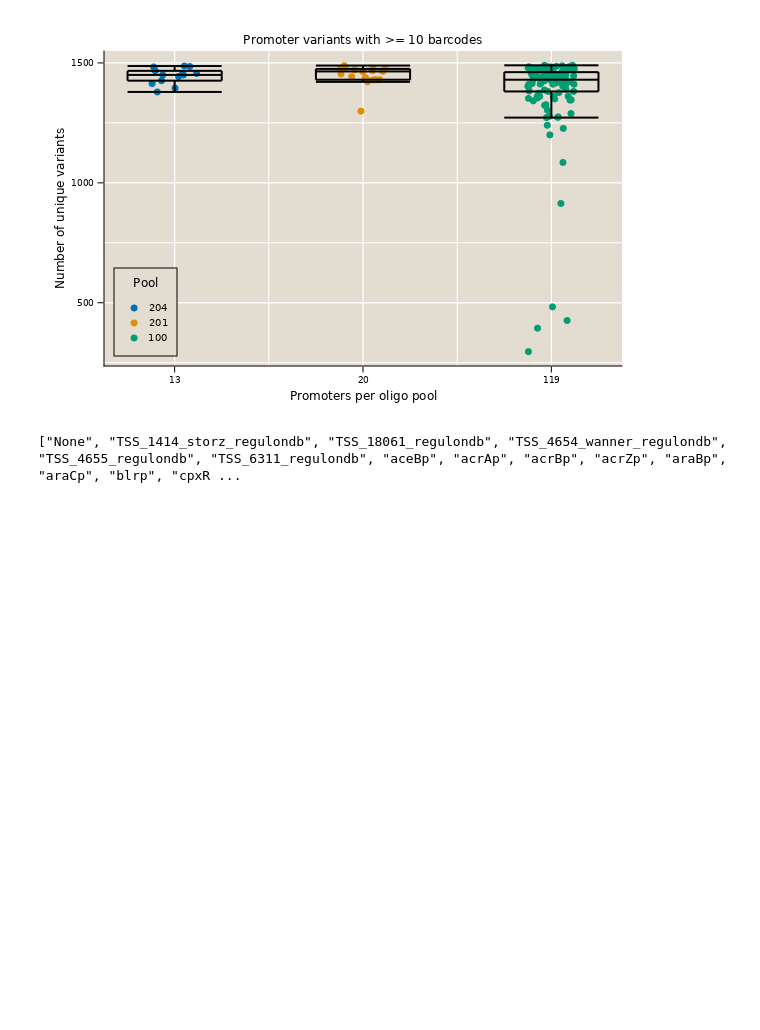
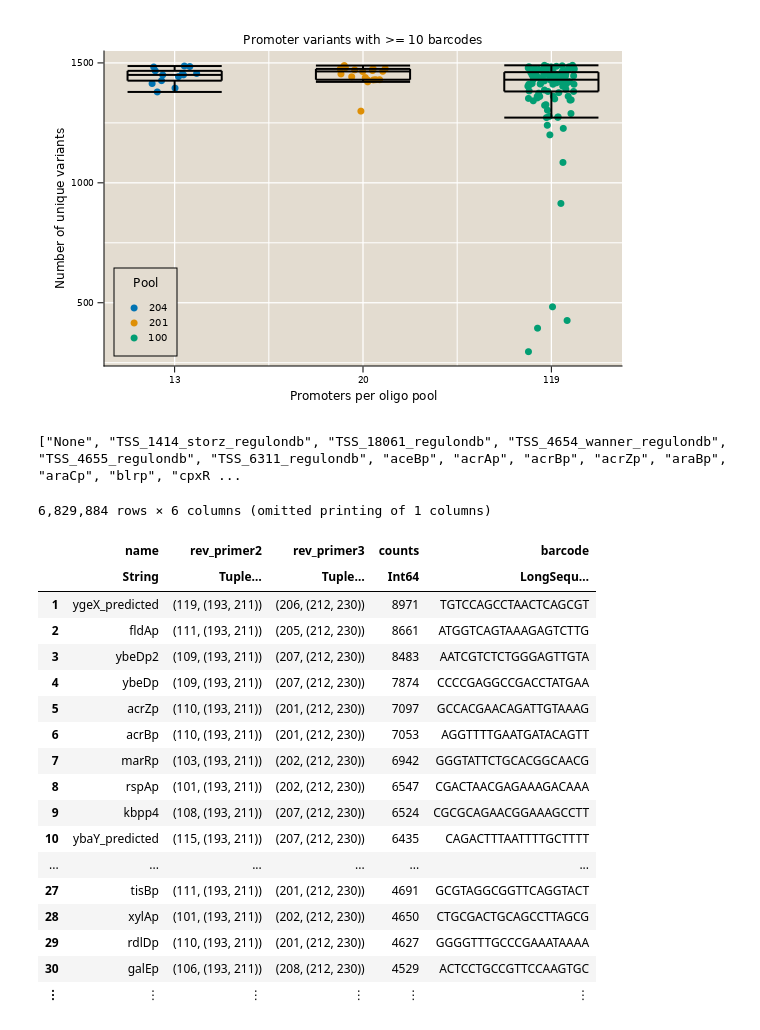
Before and after one commit to RPGroup-PBoC/Reg-Seq-2, a Jupyter notebook: code/processing/20220514_mapping/Mapping_analysis.ipynb, the cells around one changed output. Saved outputs shown, nothing was run; the diff lists cells and outputs as text; code cells hidden in the pictures; blank space fills up the shorter version.

Commit message:
analysis of barcode test run

```diff
--- a/code/processing/20220514_mapping/Mapping_analysis.ipynb
+++ b/code/processing/20220514_mapping/Mapping_analysis.ipynb
@@ -1386,3 +1405,25 @@ fig
 df_filt_100.name |> unique |> sort |> println
 # %% [output]
 ["None", "TSS_1414_storz_regulondb", "TSS_18061_regulondb", "TSS_4654_wanner_regulondb", "TSS_4655_regulondb", "TSS_6311_regulondb", "aceBp", "acrAp", "acrBp", "acrZp", "araBp", "araCp", "blrp", "cpxR ...
+# %%
+df_filt_100
+# %% [output]
+6,829,884 rows × 6 columns (omitted printing of 1 columns)
+|  | name | rev_primer2 | rev_primer3 | counts | barcode |
+|  | String | Tuple… | Tuple… | Int64 | LongSequ… |
+| 1 | ygeX_predicted | (119, (193, 211)) | (206, (212, 230)) | 8971 | TGTCCAGCCTAACTCAGCGT |
+| 2 | fldAp | (111, (193, 211)) | (205, (212, 230)) | 8661 | ATGGTCAGTAAAGAGTCTTG |
+| 3 | ybeDp2 | (109, (193, 211)) | (207, (212, 230)) | 8483 | AATCGTCTCTGGGAGTTGTA |
+| 4 | ybeDp | (109, (193, 211)) | (207, (212, 230)) | 7874 | CCCCGAGGCCGACCTATGAA |
+| 5 | acrZp | (110, (193, 211)) | (201, (212, 230)) | 7097 | GCCACGAACAGATTGTAAAG |
+| 6 | acrBp | (110, (193, 211)) | (201, (212, 230)) | 7053 | AGGTTTTGAATGATACAGTT |
+| 7 | marRp | (103, (193, 211)) | (202, (212, 230)) | 6942 | GGGTATTCTGCACGGCAACG |
+| 8 | rspAp | (101, (193, 211)) | (202, (212, 230)) | 6547 | CGACTAACGAGAAAGACAAA |
+| 9 | kbpp4 | (108, (193, 211)) | (207, (212, 230)) | 6524 | CGCGCAGAACGGAAAGCCTT |
+| 10 | ybaY_predicted | (115, (193, 211)) | (207, (212, 230)) | 6435 | CAGACTTTAATTTTGCTTTT |
+| ... | ... | ... | ... | ... | ... |
+| 27 | tisBp | (111, (193, 211)) | (201, (212, 230)) | 4691 | GCGTAGGCGGTTCAGGTACT |
+| 28 | xylAp | (101, (193, 211)) | (202, (212, 230)) | 4650 | CTGCGACTGCAGCCTTAGCG |
+| 29 | rdlDp | (110, (193, 211)) | (201, (212, 230)) | 4627 | GGGGTTTGCCCGAAATAAAA |
+| 30 | galEp | (106, (193, 211)) | (208, (212, 230)) | 4529 | ACTCCTGCCGTTCCAAGTGC |
+| ⋮ | ⋮ | ⋮ | ⋮ | ⋮ | ⋮ |
```
Also changed, not shown: parts of 9 cells of this notebook, 2 other files.
